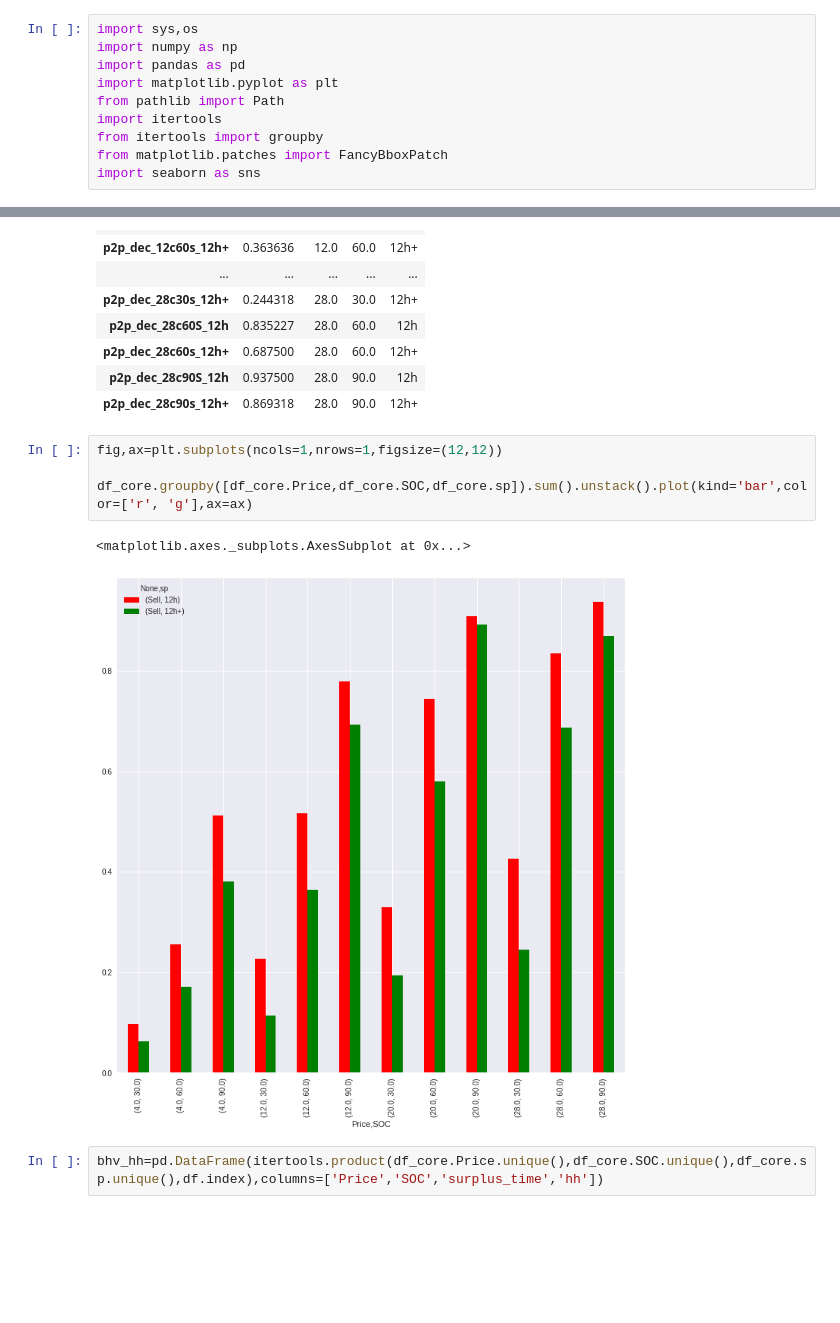
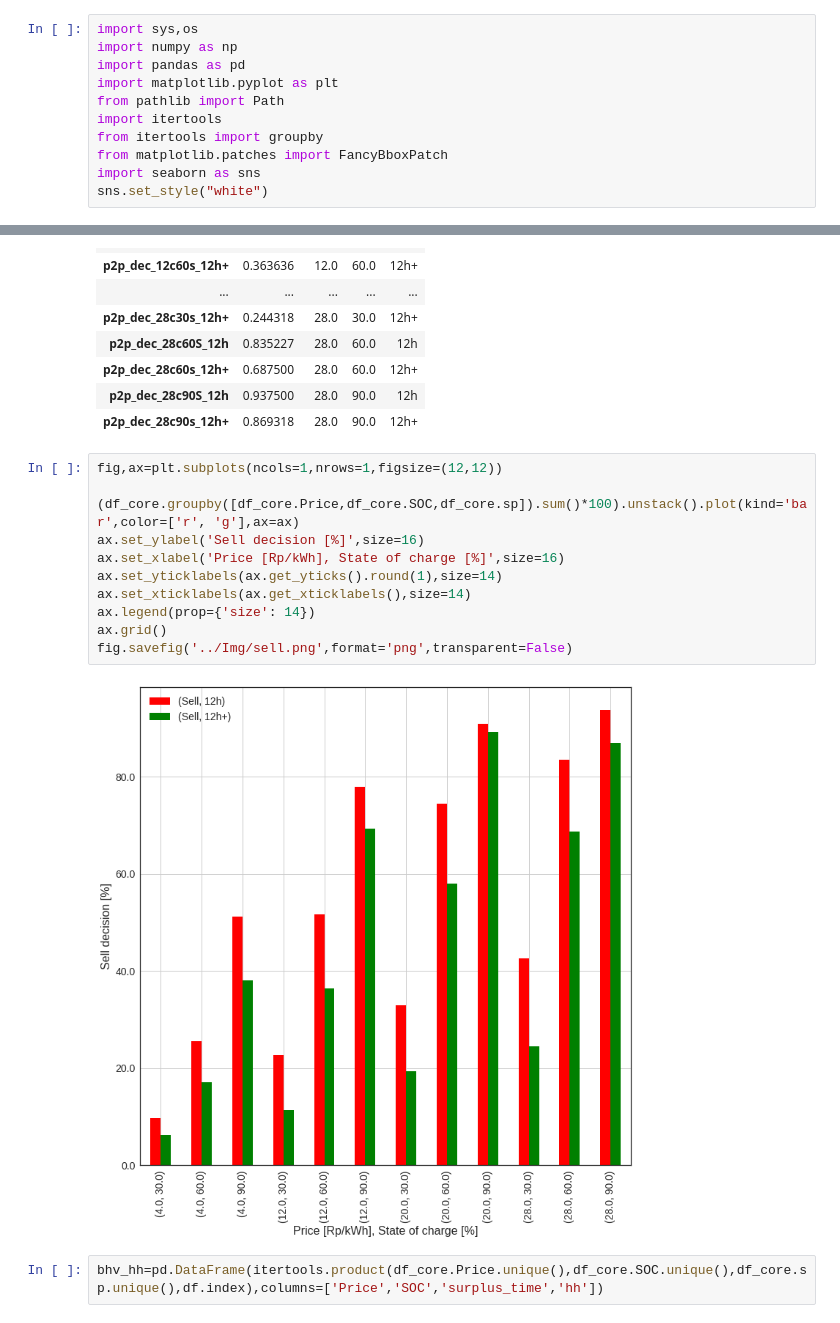
Before and after one commit to alefunxo/Solar_communities, a Jupyter notebook: src/Survey_results_19032020.ipynb, the cells around one changed output, grey strips where cells are left out. Cells and saved outputs as stored; diff of their text form; blank space fills up the shorter version.

```diff
--- a/src/Survey_results_19032020.ipynb
+++ b/src/Survey_results_19032020.ipynb
@@ -11,6 +11,7 @@ import itertools
 from itertools import groupby
 from matplotlib.patches import FancyBboxPatch
 import seaborn as sns
+sns.set_style("white")
 # %% [markdown]
 # Load the survey results
 # %%
@@ -569,10 +570,16 @@ df_core
 # %%
 fig,ax=plt.subplots(ncols=1,nrows=1,figsize=(12,12))
 
-df_core.groupby([df_core.Price,df_core.SOC,df_core.sp]).sum().unstack().plot(kind='bar',color=['r', 'g'],ax=ax)
+(df_core.groupby([df_core.Price,df_core.SOC,df_core.sp]).sum()*100).unstack().plot(kind='bar',color=['r', 'g'],ax=ax)
+ax.set_ylabel('Sell decision [%]',size=16)
+ax.set_xlabel('Price [Rp/kWh], State of charge [%]',size=16)
+ax.set_yticklabels(ax.get_yticks().round(1),size=14)
+ax.set_xticklabels(ax.get_xticklabels(),size=14)
+ax.legend(prop={'size': 14})
+ax.grid()
+fig.savefig('../Img/sell.png',format='png',transparent=False)
 # %% [output]
-<matplotlib.axes._subplots.AxesSubplot at 0x...>
-[figure, old version]
+[figure, new version]
 # %%
 bhv_hh=pd.DataFrame(itertools.product(df_core.Price.unique(),df_core.SOC.unique(),df_core.sp.unique(),df.index),columns=['Price','SOC','surplus_time','hh'])
 # %%
```
Also changed, not shown: parts of 9 cells of this notebook, 5 other files.
